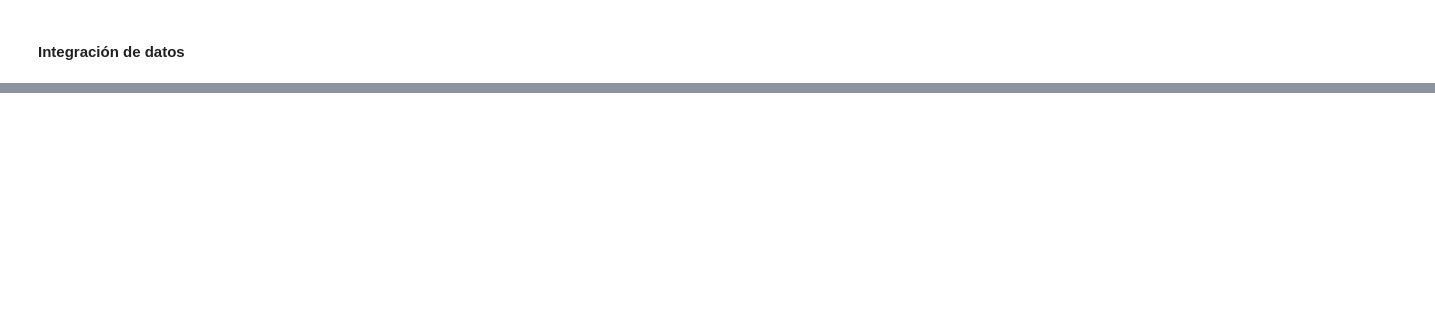
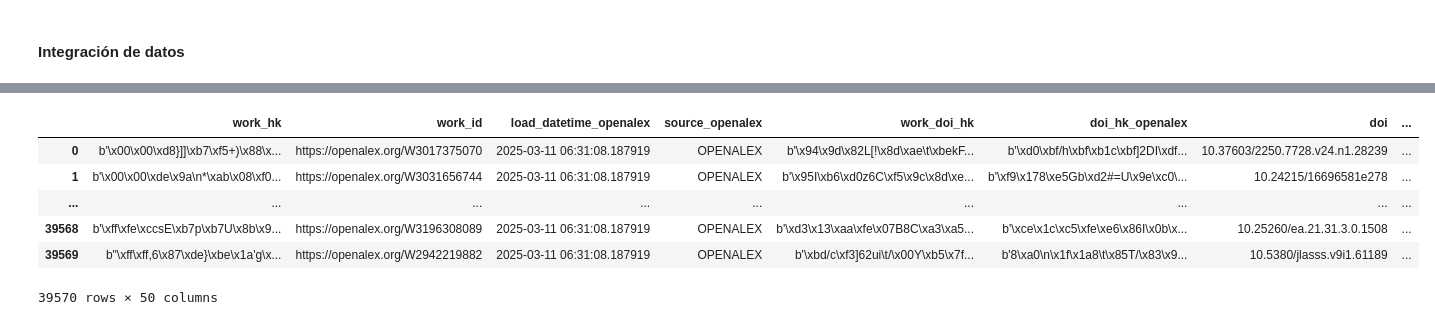
Before and after one commit to PabloDeAlbu/kedro-scholar, a Jupyter notebook: notebooks/data_mart/publicatons_candidates_ir.ipynb, the cells around one changed output, grey strips where cells are left out. Drawn from its saved outputs; the diff is of its cells as text; code cells hidden in the pictures; blank space fills up the shorter version.

```diff
--- a/notebooks/data_mart/publicatons_candidates_ir.ipynb
+++ b/notebooks/data_mart/publicatons_candidates_ir.ipynb
@@ -410,0 +111,17 @@ Porcentaje en top 10% y top 1% mundial (citation_normalized_percentile_is_in_top
+# %%
+fact_publication_openalex = pd.merge(
+    hub_openalex_work,
+    link_openalex_work_doi
+)
+
+fact_publication_openalex = pd.merge(
+    fact_publication_openalex,
+    hub_openalex_doi
+)
+
+fact_publication_openalex = pd.merge(
+    fact_publication_openalex,
+    sat_openalex_work
+)
+
+fact_publication_openalex.drop(columns=['load_datetime','source','hashdiff','work_doi_hk'], inplace=True)
@@ -410,0 +171,11 @@ Porcentaje en top 10% y top 1% mundial (citation_normalized_percentile_is_in_top
+# %%
+fact_publication = pd.merge(
+    fact_publication_openalex,
+    hub_ir_doi,
+    on='doi',
+    how='left',
+    suffixes=('_openalex', '_dspace')
+)
+# %%
+fact_publication
+# %% [output]
@@ -410,0 +183,7 @@ Porcentaje en top 10% y top 1% mundial (citation_normalized_percentile_is_in_top
+|  | work_hk | work_id | load_datetime_openalex | source_openalex | work_doi_hk | doi_hk_openalex | doi | ... |
+| 0 | b'\x00\x00\xd8}]]\xb7\xf5+)\x88\x... | https://openalex.org/W3017375070 | 2025-03-11 06:31:08.187919 | OPENALEX | b'\x94\x9d\x82L[!\x8d\xae\t\xbekF... | b'\xd0\xbf/h\xbf\xb1c\xbf]2DI\xdf... | 10.37603/2250.7728.v24.n1.28239 | ... |
+| 1 | b'\x00\x00\xde\x9a\n*\xab\x08\xf0... | https://openalex.org/W3031656744 | 2025-03-11 06:31:08.187919 | OPENALEX | b'\x95I\xb6\xd0z6C\xf5\x9c\x8d\xe... | b'\xf9\x178\xe5Gb\xd2#=U\x9e\xc0\... | 10.24215/16696581e278 | ... |
+| ... | ... | ... | ... | ... | ... | ... | ... | ... |
+| 39568 | b'\xff\xfe\xccsE\xb7p\xb7U\x8b\x9... | https://openalex.org/W3196308089 | 2025-03-11 06:31:08.187919 | OPENALEX | b'\xd3\x13\xaa\xfe\x07B8C\xa3\xa5... | b'\xce\x1c\xc5\xfe\xe6\x86I\x0b\x... | 10.25260/ea.21.31.3.0.1508 | ... |
+| 39569 | b"\xff\xff,6\x87\xde}\xbe\x1a'g\x... | https://openalex.org/W2942219882 | 2025-03-11 06:31:08.187919 | OPENALEX | b'\xbd/c\xf3]62ui\t/\x00Y\xb5\x7f... | b'8\xa0\n\x1f\x1a8\t\x85T/\x83\x9... | 10.5380/jlasss.v9i1.61189 | ... |
+39570 rows × 50 columns
```
Also changed, not shown: parts of 50 cells of this notebook.
